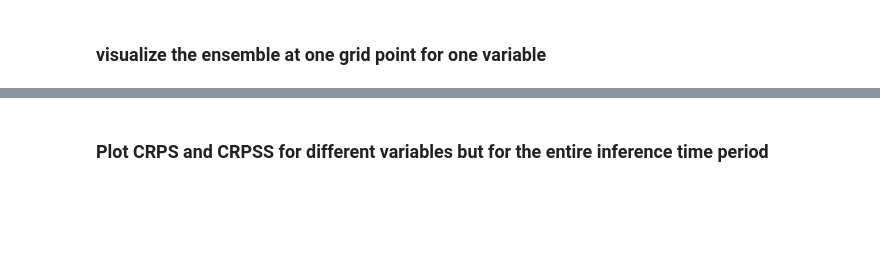
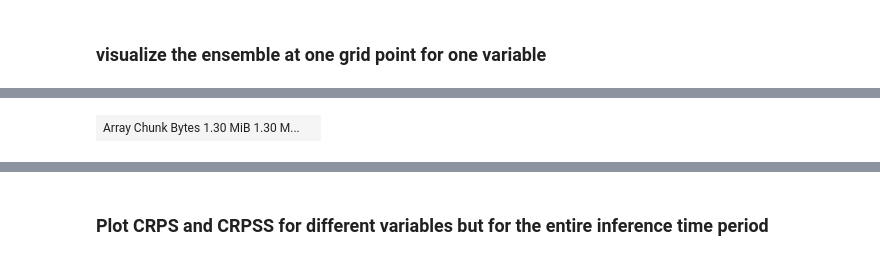
Before and after one commit to ECMWFCode4Earth/ML-BEES, a Jupyter notebook: ML-BEES-eval/uncertainty.ipynb, the cells around one changed output, grey strips where cells are left out. Drawn from its saved outputs; the diff is of its cells as text; code cells hidden in the pictures; blank space fills up the shorter version.

```diff
--- a/ML-BEES-eval/uncertainty.ipynb
+++ b/ML-BEES-eval/uncertainty.ipynb
@@ -55,7 +57,7 @@ KeyboardInterrupt:
 # %%
 # load groundtruth
-v1=xr.open_zarr("/data/ch23/data_ch23/euro_mlp_v1_train_2010_2019_val_2020_2020.zarr")
+v1=xr.open_zarr("/data/ch23/data_ch23/unimp_ens/euro_unimp_1_train_2010_2019_val_2020_2020.zarr")
 
 train_ds = xr.open_zarr("/data/ecland_i6aj_o400_2010_2022_6h_euro.zarr").sel(time=slice("2020", "2022"),variable=variables)
 # select the same variable list as prediction
-y_true=train_ds.data.values
+y_true=train_ds.data # make sure y_true is dask
@@ -597,0 +197,4 @@ crps_ds.to_zarr("/data/ch23/evalution_results/uncertainty/crps_mlp_test.zarr")
+# %%
+crps_score
+# %% [output]
+| Array Chunk Bytes 1.30 MiB 1.30 M... |  |
```
Also changed, not shown: parts of 30 cells of this notebook.
